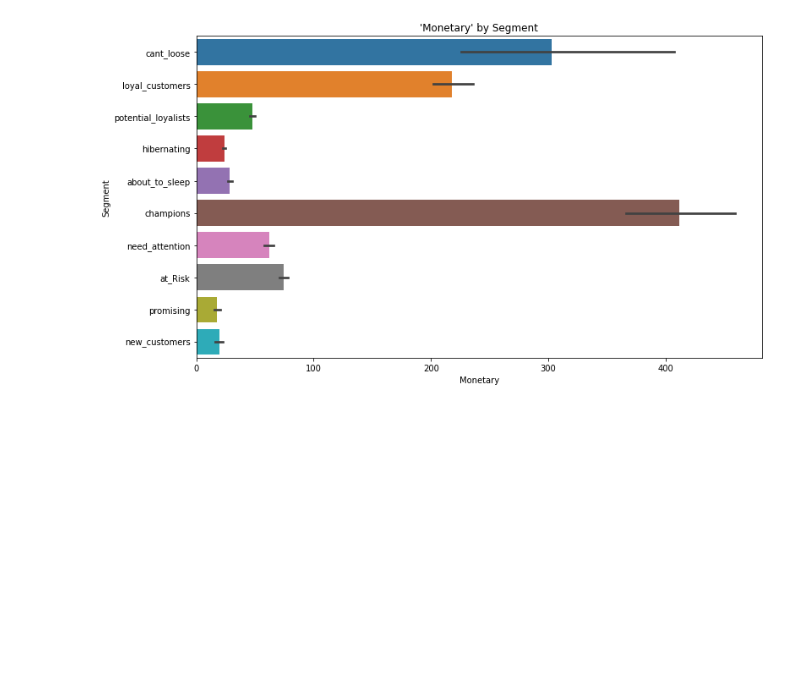
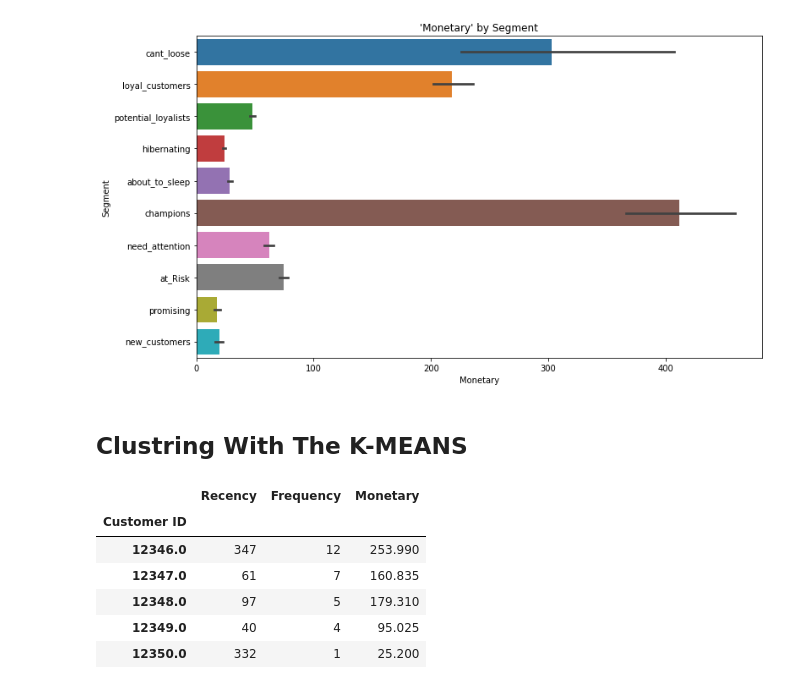
Before and after one commit to emirhansilsupur/CRM-Analytics, a Jupyter notebook: online_retail_for_rfm.ipynb, the cells around one changed output. Saved outputs shown, nothing was run; the diff lists cells and outputs as text; code cells hidden in the pictures; blank space fills up the shorter version.

```diff
--- a/online_retail_for_rfm.ipynb
+++ b/online_retail_for_rfm.ipynb
@@ -312,3 +316,16 @@ sns.barplot(x=rfm["Monetary"],y=rfm["Segment"],orient="h").set_title("'Monetary'
 # %% [output]
 Text(0.5, 1.0, "'Monetary' by Segment")
 [figure]
+# %% [markdown]
+## Clustring With The K-MEANS
+# %%
+rfm_kmeans = rfm.loc[:,"Recency":"Monetary"]
+rfm_kmeans.head()
+# %% [output]
+|  | Recency | Frequency | Monetary |
+| Customer ID |  |  |  |
+| 12346.0 | 347 | 12 | 253.990 |
+| 12347.0 | 61 | 7 | 160.835 |
+| 12348.0 | 97 | 5 | 179.310 |
+| 12349.0 | 40 | 4 | 95.025 |
+| 12350.0 | 332 | 1 | 25.200 |
```
Also changed, not shown: parts of 6 cells of this notebook.
